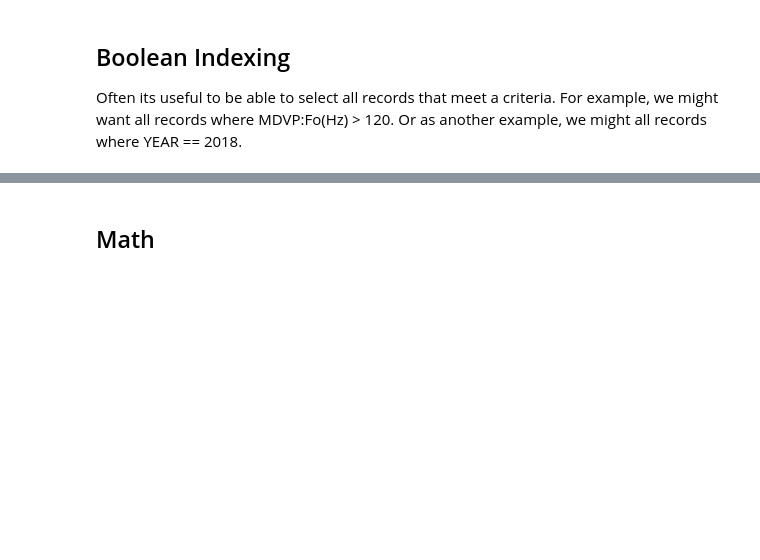
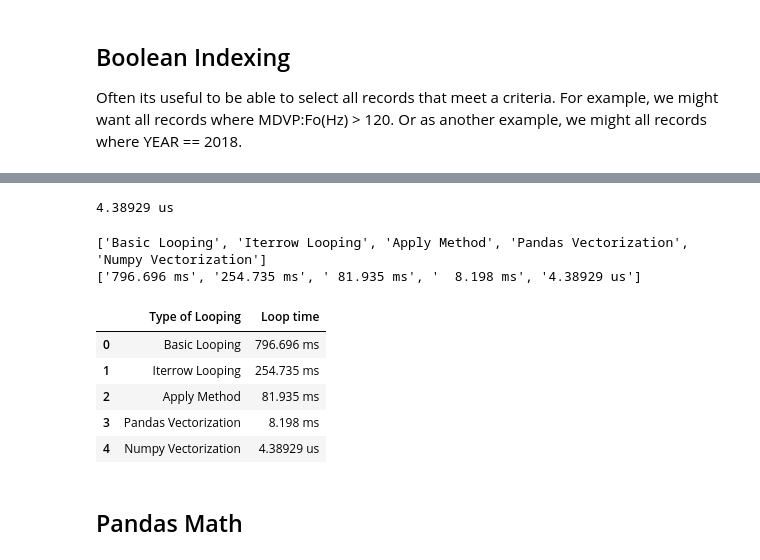
Before and after one commit to todnewman/coe_training, a Jupyter notebook: Basic_Data_Engineering.ipynb, the cells around one changed output, grey strips where cells are left out. Cells and saved outputs as stored; diff of their text form; code cells hidden in the pictures; blank space fills up the shorter version.

```diff
--- a/Basic_Data_Engineering.ipynb
+++ b/Basic_Data_Engineering.ipynb
@@ -185,5 +378,34 @@ df[mdvp_hi_fo_freq]
+# %%
+start = time.time()
+
+# Vectorized implementation of Haversine applied on NumPy arrays
+df['distance'] = haversine(40.671, -73.985, df['latitude'].values, df['longitude'].values)
+
+end = time.time()
+msg = ("%7.5F us" % ((end - start)*1000) )
+res.append(msg)
+name.append('Numpy Vectorization')
+print(msg)
+# %% [output]
+4.38929 us
+# %%
+print(name)
+print (res)
+results = pd.DataFrame()
+results['Type of Looping'] = name
+results['Loop time'] = res
+results
+# %% [output]
+['Basic Looping', 'Iterrow Looping', 'Apply Method', 'Pandas Vectorization', 'Numpy Vectorization']
+['796.696 ms', '254.735 ms', ' 81.935 ms', '  8.198 ms', '4.38929 us']
+|  | Type of Looping | Loop time |
+| 0 | Basic Looping | 796.696 ms |
+| 1 | Iterrow Looping | 254.735 ms |
+| 2 | Apply Method | 81.935 ms |
+| 3 | Pandas Vectorization | 8.198 ms |
+| 4 | Numpy Vectorization | 4.38929 us |
 # %% [markdown]
-## Math
+## Pandas Math
 # %%
 print("Mean Value for Column 1 is %s" % df[keys[1]].mean())  # Calculate the mean value for the whole column
 print("Median Value for Column 1 is %s" % df[keys[1]].median())
```
Also changed, not shown: parts of 26 cells of this notebook.
